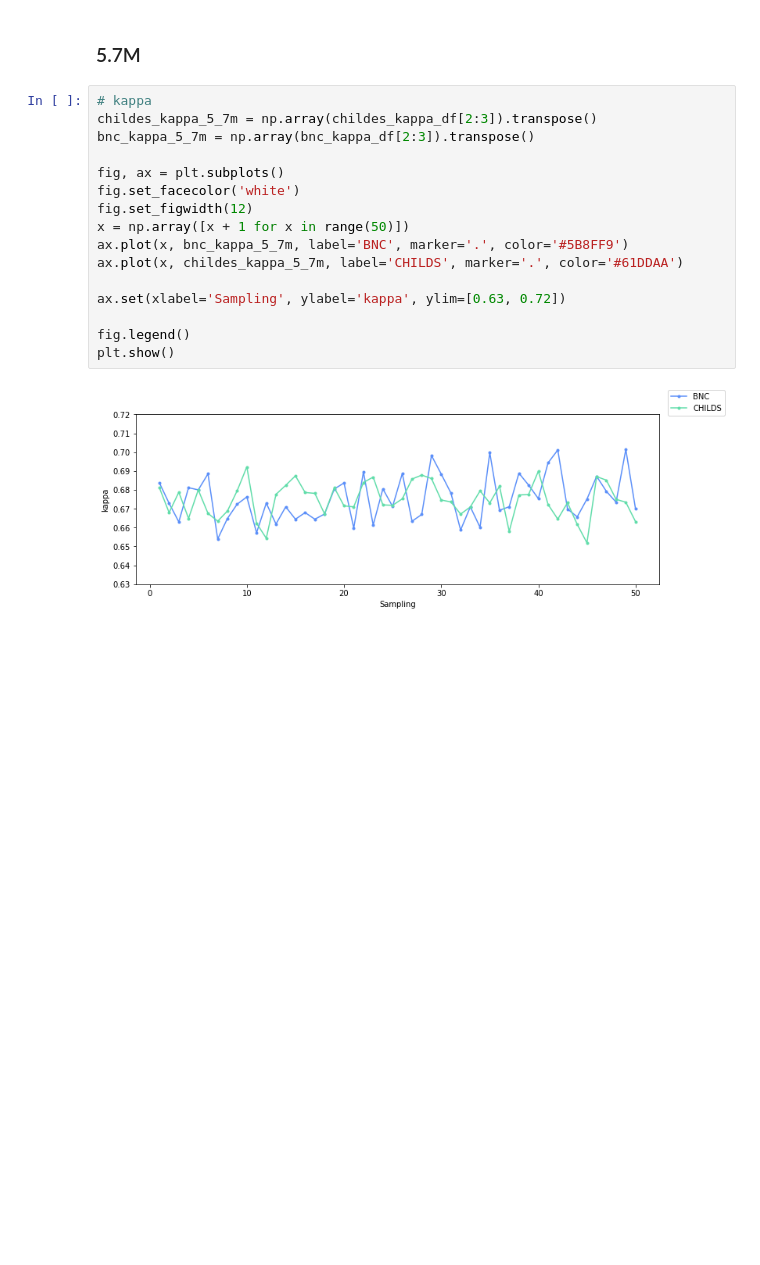
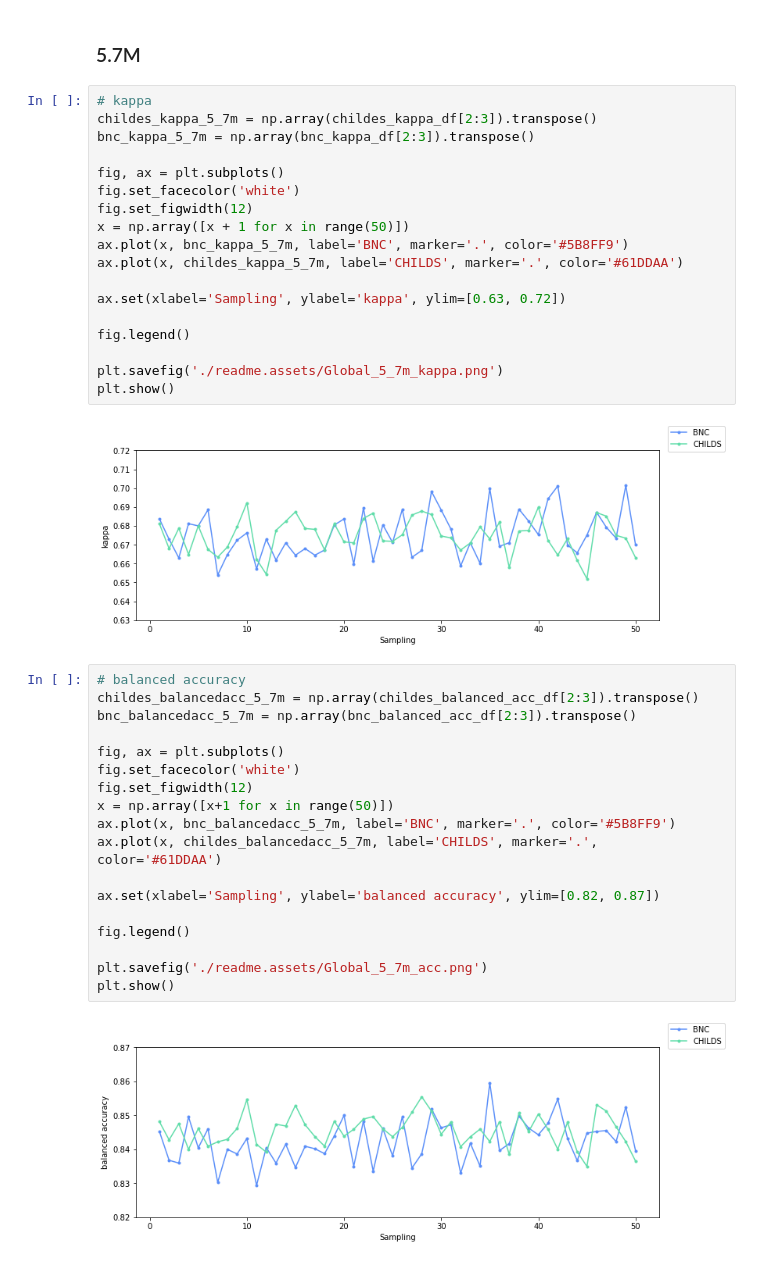
Before and after one commit to DanferWang/Basic_Level_work, a Jupyter notebook: corpora_size/results_by_size.ipynb, the cells around one changed output. Saved outputs shown, nothing was run; the diff lists cells and outputs as text; blank space fills up the shorter version.

```diff
--- a/corpora_size/results_by_size.ipynb
+++ b/corpora_size/results_by_size.ipynb
@@ -105,6 +155,28 @@ ax.plot(x, childes_kappa_5_7m, label='CHILDS', marker='.', color='#61DDAA')
 ax.set(xlabel='Sampling', ylabel='kappa', ylim=[0.63, 0.72])
 
 fig.legend()
+
+plt.savefig('./readme.assets/Global_5_7m_kappa.png')
 plt.show()
 # %% [output]
 [figure]
+# %%
+# balanced accuracy
+childes_balancedacc_5_7m = np.array(childes_balanced_acc_df[2:3]).transpose()
+bnc_balancedacc_5_7m = np.array(bnc_balanced_acc_df[2:3]).transpose()
+
+fig, ax = plt.subplots()
+fig.set_facecolor('white')
+fig.set_figwidth(12)
+x = np.array([x+1 for x in range(50)])
+ax.plot(x, bnc_balancedacc_5_7m, label='BNC', marker='.', color='#5B8FF9')
+ax.plot(x, childes_balancedacc_5_7m, label='CHILDS', marker='.', color='#61DDAA')
+
+ax.set(xlabel='Sampling', ylabel='balanced accuracy', ylim=[0.82, 0.87])
+
+fig.legend()
+
+plt.savefig('./readme.assets/Global_5_7m_acc.png')
+plt.show()
+# %% [output]
+[figure, added]
```
Also changed, not shown: parts of 28 cells of this notebook, 26 other files.
